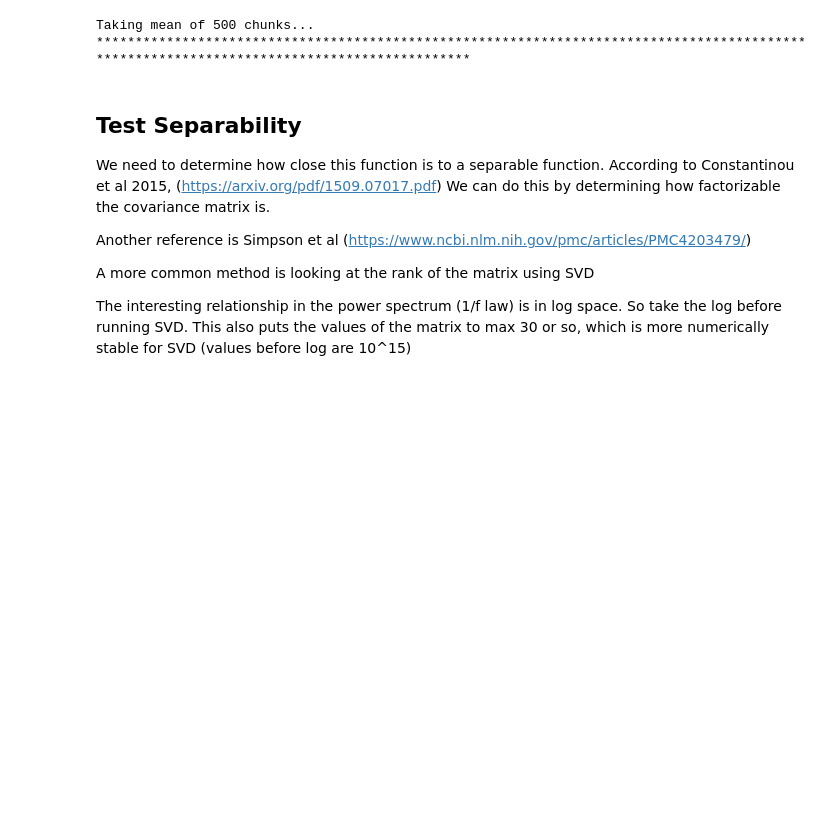
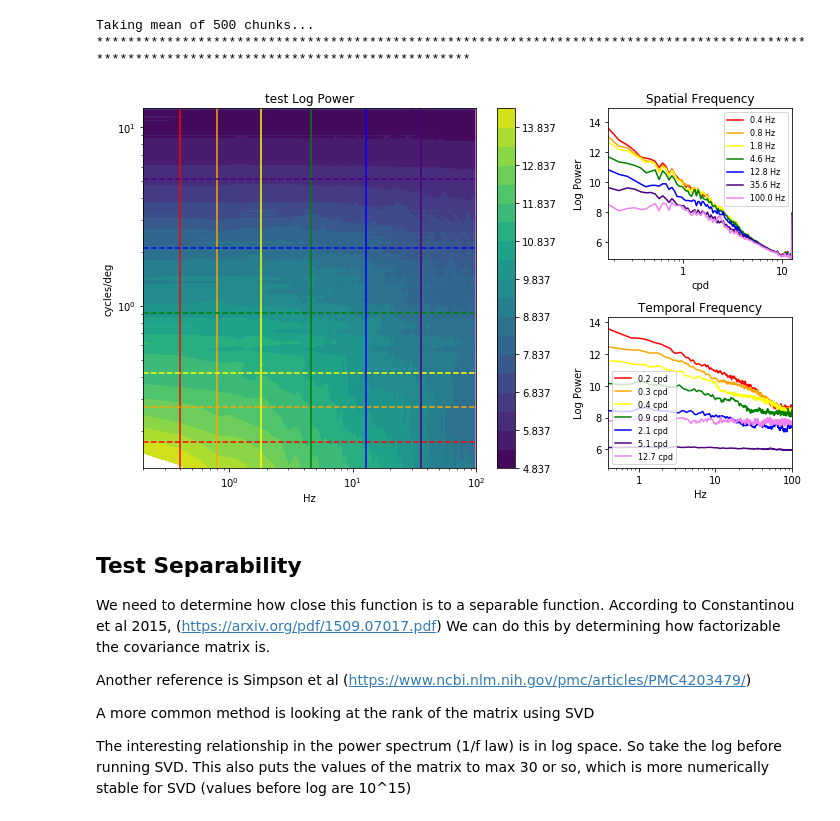
Before and after one commit to vdutell/st-bravo_analysis, a Jupyter notebook: 4. Chunk_Overlay_Fourier.ipynb, the cells around one changed output. Saved outputs shown, nothing was run; the diff lists cells and outputs as text; code cells hidden in the pictures; blank space fills up the shorter version.

```diff
--- a/4. Chunk_Overlay_Fourier.ipynb
+++ b/4. Chunk_Overlay_Fourier.ipynb
@@ -29,8 +29,8 @@ output_dir = os.path.join(base_dir, 'analysis')
 fps = 200
 
 ###DEFINITELY NEED TO CHECK ON THESE VALUES
-horizontal_fov_deg = 80
-vertical_fov_deg = 62
+horizontal_fov_deg = 61
+#vertical_fov_deg = 61
 
 img_dims=(1544,2064)
 save_batchsize = 200
@@ -43,10 +43,11 @@ num_chunks = 500
 
 cosine_window = True
 
-vertical_ppd = img_dims[0]/vertical_fov_deg
+#vertical_ppd = img_dims[0]/vertical_fov_deg
 horizontal_ppd = img_dims[1]/horizontal_fov_deg
-ppd = np.mean((vertical_ppd, horizontal_ppd))
-print(f'Vertical PPD: {vertical_ppd:.2f}, Horizontal PPD {horizontal_ppd:.2f}, taking average {ppd:.2f}')
+#ppd = np.mean((vertical_ppd, horizontal_ppd))
+ppd = horizontal_ppd
+#print(f'Vertical PPD: {vertical_ppd:.2f}, Horizontal PPD {horizontal_ppd:.2f}, taking average {ppd:.2f}')
 # %% [output]
 Vertical PPD: 24.90, Horizontal PPD 25.80, taking average 25.35
 # %% [markdown]
@@ -265,7 +404,10 @@ Taking mean of 500 chunks...
 # %%
-stf.da_plot_power(ps_2d_mean, fqs_space, fqs_time, show_onef_line=False,
-                  figname=f'mean_Power_{num_chunks}_chunks_trace_{trace_type}',
+da_plot_power(ps_2d_mean, fqs_space, fqs_time, show_onef_line=False,
+                  #figname=f'mean_Power_{num_chunks}_chunks_trace_{trace_type}',
+                  figname='test',
                   saveloc='./output')
+# %% [output]
+[figure, added]
 # %% [markdown]
 ## Test Separability
 
```
Also changed, not shown: parts of 3 cells of this notebook.
